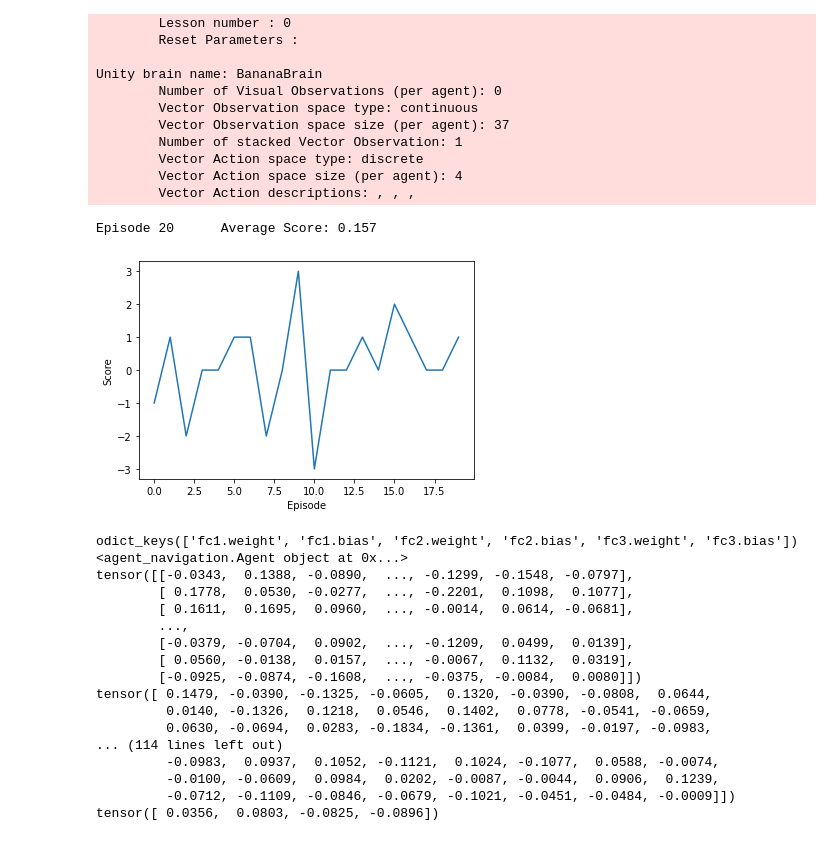
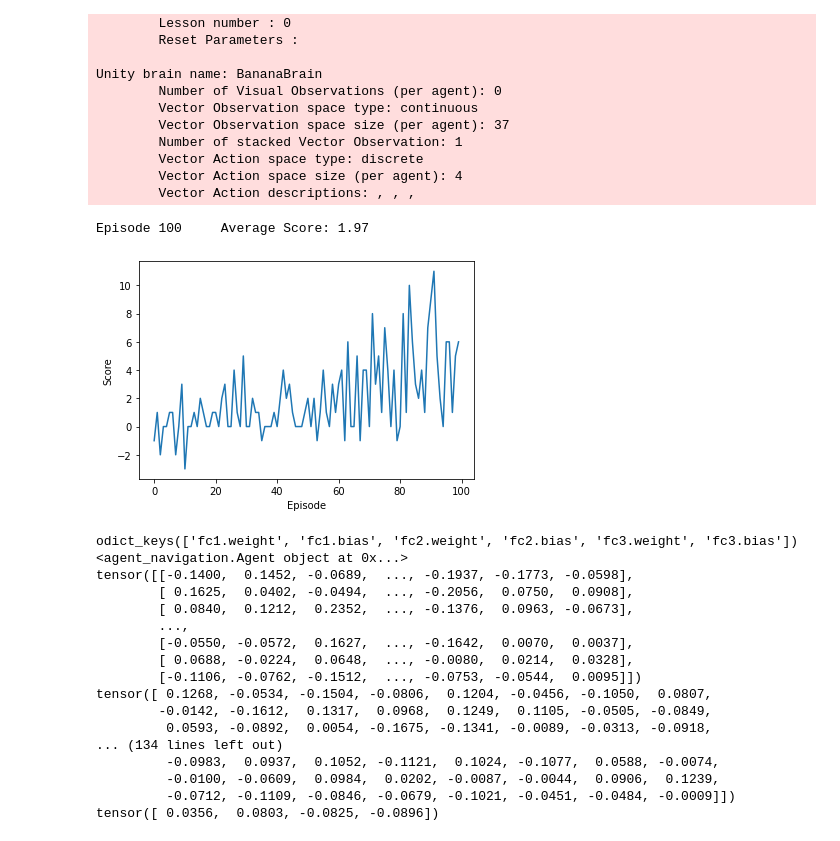
Before and after one commit to Jan271001/Project1_Navigation, a Jupyter notebook: Navigation_Training_For_Tryout.ipynb, the cells around one changed output. Cells and saved outputs as stored; diff of their text form; code cells hidden in the pictures.

```diff
--- a/Navigation_Training_For_Tryout.ipynb
+++ b/Navigation_Training_For_Tryout.ipynb
@@ -11,7 +11,7 @@ import time
 import random
 # %%
 #definition hyperparameters and trainingsconditions
-max_episodes = 20
+max_episodes = 100
 max_timestaps = 1000
 max_epsilon = 1.0
 min_epsilon = 0.01
@@ -98,36 +98,36 @@ def dqn_train(n_episodes, max_t, eps_start, eps_end, eps_decay):
             score += reward
             #roll over the state to next time step
             state = next_state
             # exit loop if episode finished
             if done:
                 break
         #save most recent score
         scores_window.append(score)
         #save most recent score
         scores.append(score)
         #decrease epsilon
         eps = max(eps_end, eps_decay*eps)
         print('\rEpisode {}\tAverage Score: {:.2f}'.format(i_episode, np.mean(scores_window)), end="")
         if i_episode % 100 == 0:
             print('\rEpisode {}\tAverage Score: {:.2f}'.format(i_episode, np.mean(scores_window)))
         if np.mean(scores_window)>=13 and counter == 0:
             print('\nEnvironment solved in {:d} episodes!\tAverage Score: {:.2f}'.format(i_episode-100, np.mean(scores_window)))
             counter = 1
     return scores
 
-torch.save(agent.qnetwork_local.state_dict(), 'checkpoint.pth')
+torch.save(agent.qnetwork_local.state_dict(), 'checkpointTest.pth')
 scores = dqn_train(max_episodes, max_timestaps, max_epsilon, min_epsilon, epsilon_decay)
 
 #plot the scores
 fig = plt.figure()
 ax = fig.add_subplot(111)
 plt.plot(np.arange(len(scores)), scores)
 plt.ylabel('Score')
 plt.xlabel('Episode')
 plt.show()
 # %% [output]
-Episode 20      Average Score: 0.157
+Episode 100     Average Score: 1.97
-[figure, old version]
+[figure, new version]
 # %%
 from model import QNetwork
 device = torch.device("cuda:0" if torch.cuda.is_available() else "cpu")
@@ -137,7 +137,7 @@ print(agent)
 for param in agent.qnetwork_local.parameters():
     print(param.data)
 
-state_dict = torch.load('checkpoint.pth')
+state_dict = torch.load('checkpointTest.pth')
 print(state_dict.keys())
 trained_model = QNetwork(state_size, action_size, seed).to(device)
 trained_model.load_state_dict(state_dict)
@@ -150,17 +150,17 @@ for param in agent2.qnetwork_local.parameters():
 # %% [output]
 odict_keys(['fc1.weight', 'fc1.bias', 'fc2.weight', 'fc2.bias', 'fc3.weight', 'fc3.bias'])
 <agent_navigation.Agent object at 0x...>
-tensor([[-0.0343,  0.1388, -0.0890,  ..., -0.1299, -0.1548, -0.0797],
-        [ 0.1778,  0.0530, -0.0277,  ..., -0.2201,  0.1098,  0.1077],
-        [ 0.1611,  0.1695,  0.0960,  ..., -0.0014,  0.0614, -0.0681],
+tensor([[-0.1400,  0.1452, -0.0689,  ..., -0.1937, -0.1773, -0.0598],
+        [ 0.1625,  0.0402, -0.0494,  ..., -0.2056,  0.0750,  0.0908],
+        [ 0.0840,  0.1212,  0.2352,  ..., -0.1376,  0.0963, -0.0673],
         ...,
-        [-0.0379, -0.0704,  0.0902,  ..., -0.1209,  0.0499,  0.0139],
-        [ 0.0560, -0.0138,  0.0157,  ..., -0.0067,  0.1132,  0.0319],
-        [-0.0925, -0.0874, -0.1608,  ..., -0.0375, -0.0084,  0.0080]])
-tensor([ 0.1479, -0.0390, -0.1325, -0.0605,  0.1320, -0.0390, -0.0808,  0.0644,
-         0.0140, -0.1326,  0.1218,  0.0546,  0.1402,  0.0778, -0.0541, -0.0659,
-         0.0630, -0.0694,  0.0283, -0.1834, -0.1361,  0.0399, -0.0197, -0.0983,
-... (114 lines left out)
+        [-0.0550, -0.0572,  0.1627,  ..., -0.1642,  0.0070,  0.0037],
+        [ 0.0688, -0.0224,  0.0648,  ..., -0.0080,  0.0214,  0.0328],
+        [-0.1106, -0.0762, -0.1512,  ..., -0.0753, -0.0544,  0.0095]])
+tensor([ 0.1268, -0.0534, -0.1504, -0.0806,  0.1204, -0.0456, -0.1050,  0.0807,
+        -0.0142, -0.1612,  0.1317,  0.0968,  0.1249,  0.1105, -0.0505, -0.0849,
+         0.0593, -0.0892,  0.0054, -0.1675, -0.1341, -0.0089, -0.0313, -0.0918,
+... (134 lines left out)
          -0.0983,  0.0937,  0.1052, -0.1121,  0.1024, -0.1077,  0.0588, -0.0074,
          -0.0100, -0.0609,  0.0984,  0.0202, -0.0087, -0.0044,  0.0906,  0.1239,
          -0.0712, -0.1109, -0.0846, -0.0679, -0.1021, -0.0451, -0.0484, -0.0009]])
```
Also changed, not shown: parts of 1 cell of this notebook, 2 other files.
